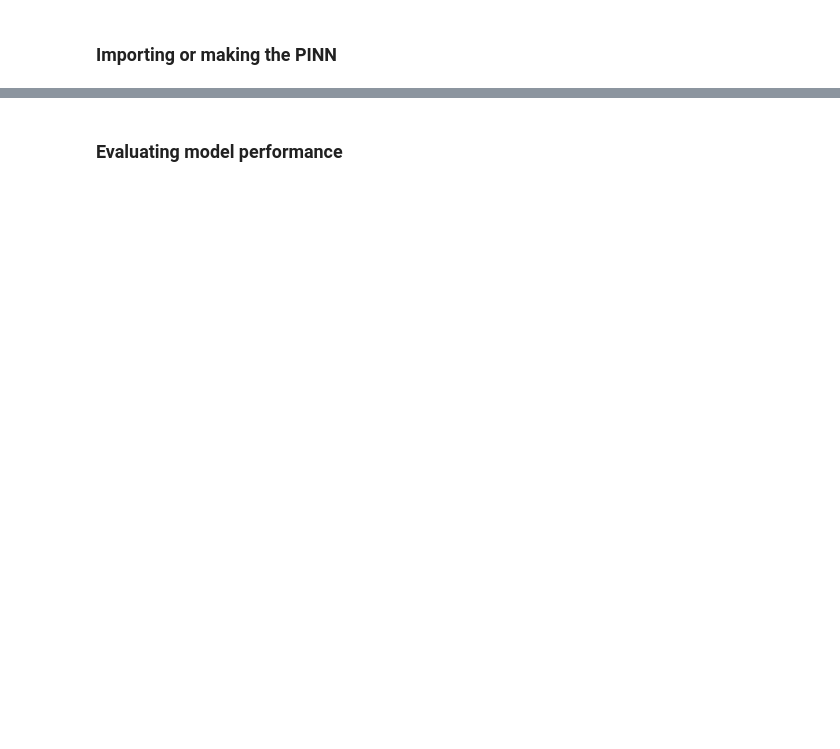
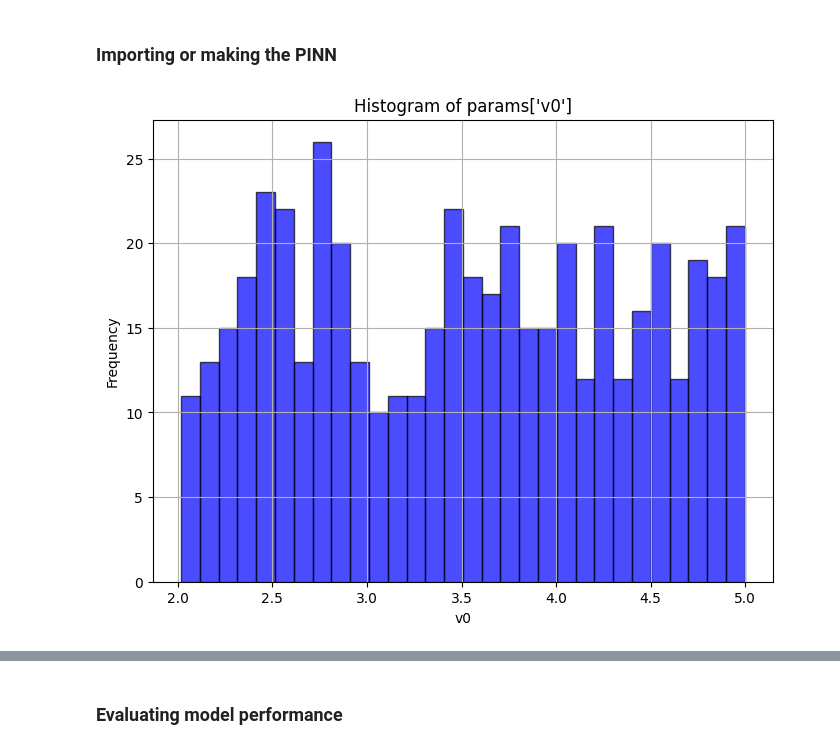
Before and after one commit to jolu2111/Master_thesis, a Jupyter notebook: Code/05_Normalization.ipynb, the cells around one changed output, grey strips where cells are left out. Cells and saved outputs as stored; diff of their text form; code cells hidden in the pictures; blank space fills up the shorter version.

```diff
--- a/Code/05_Normalization.ipynb
+++ b/Code/05_Normalization.ipynb
@@ -30,3 +39,13 @@ params=initialize_param(500,distribute=['m','mu'],specs=specs, normalize=True)
+# %%
+plt.figure(figsize=(8, 6))
+plt.hist(params['v0'].detach().numpy(), bins=30, color='blue', alpha=0.7, edgecolor='black')
+plt.title('Histogram of params[\'v0\']')
+plt.xlabel('v0')
+plt.ylabel('Frequency')
+plt.grid(True)
+plt.show()
+# %% [output]
+[figure, added]
 # %%
 # params['t_coll'] = torch.linspace(0, 5, steps=params['t_coll'].numel()).clone().detach().requires_grad_(True).view(-1, 1)
 
```
Also changed, not shown: parts of 54 cells of this notebook, 24 other files.
